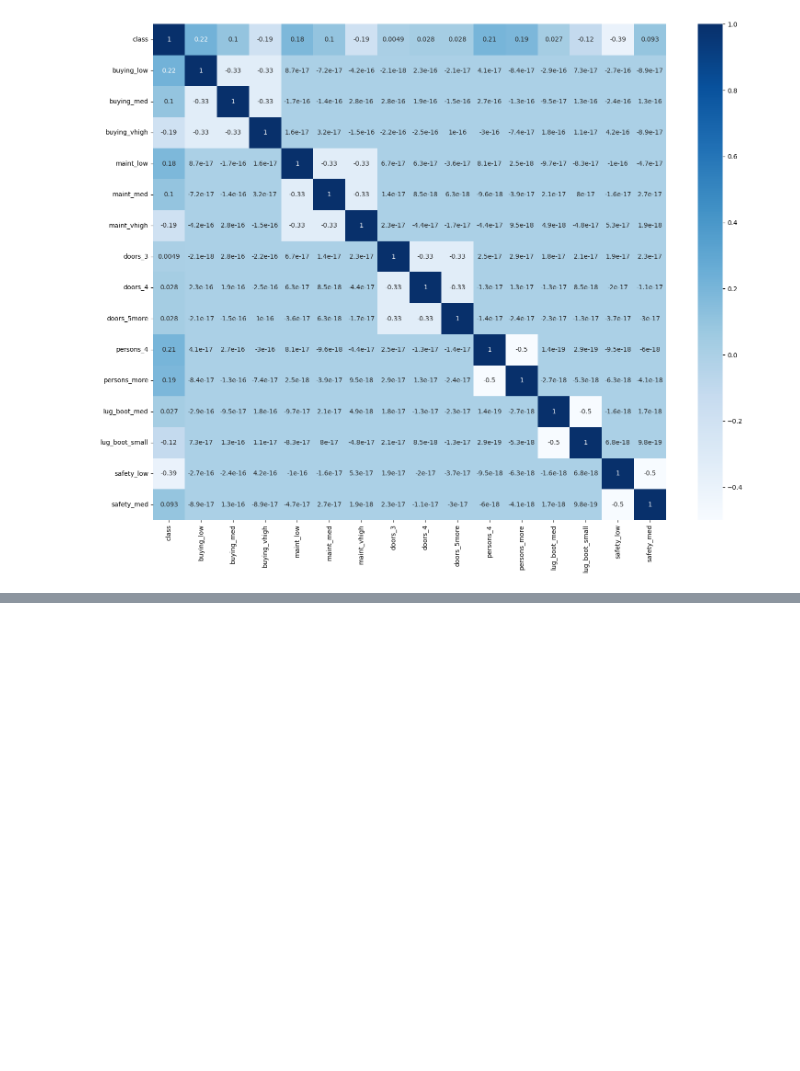
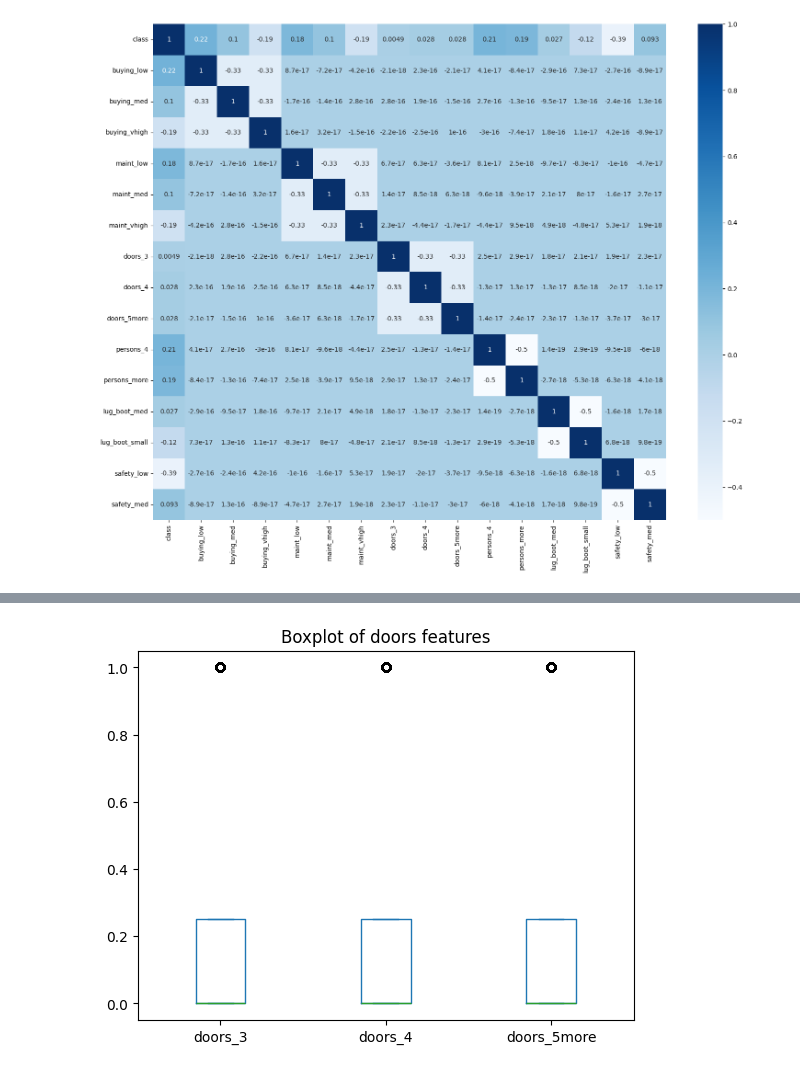
Before and after one commit to amirabaraya/Topics-in-Intelligent-Systems, a Jupyter notebook: car_evaluation.ipynb, the cells around one changed output, grey strips where cells are left out. Cells and saved outputs as stored; diff of their text form; code cells hidden in the pictures; blank space fills up the shorter version.

```diff
--- a/car_evaluation.ipynb
+++ b/car_evaluation.ipynb
@@ -226,0 +239,4 @@ plt.show()
+# %%
+ax = df_encoded[['doors_3','doors_4','doors_5more']].plot(kind='box', title='Boxplot of doors features')
+# %% [output]
+[figure, added]
```
Also changed, not shown: parts of 7 cells of this notebook.
